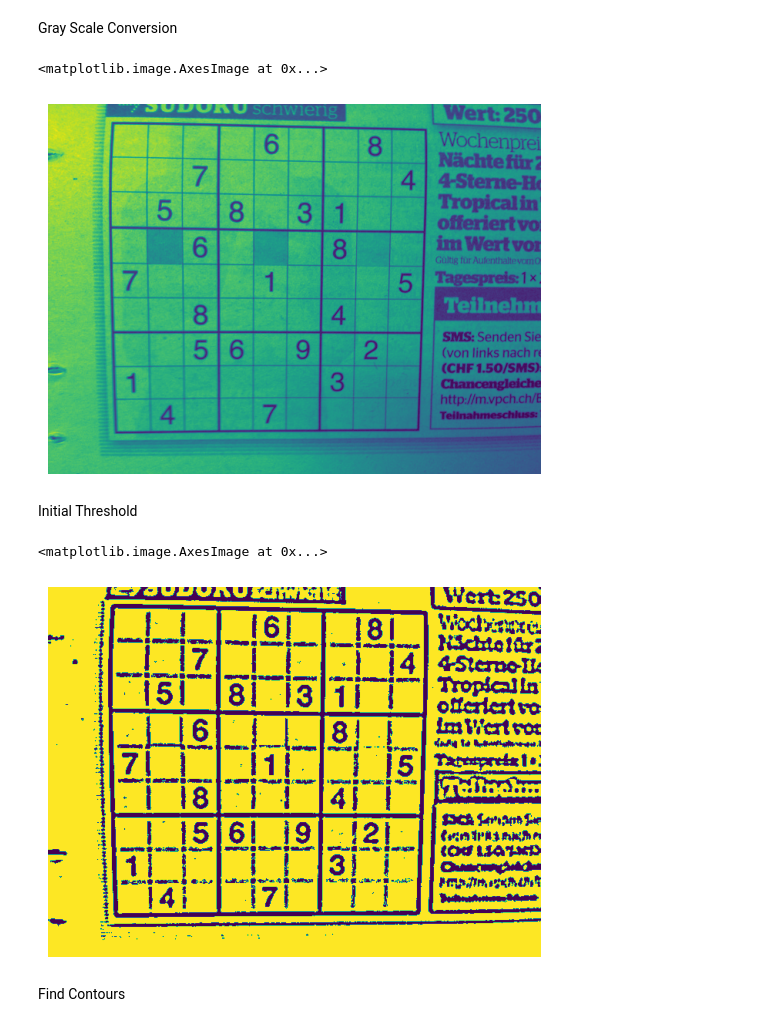
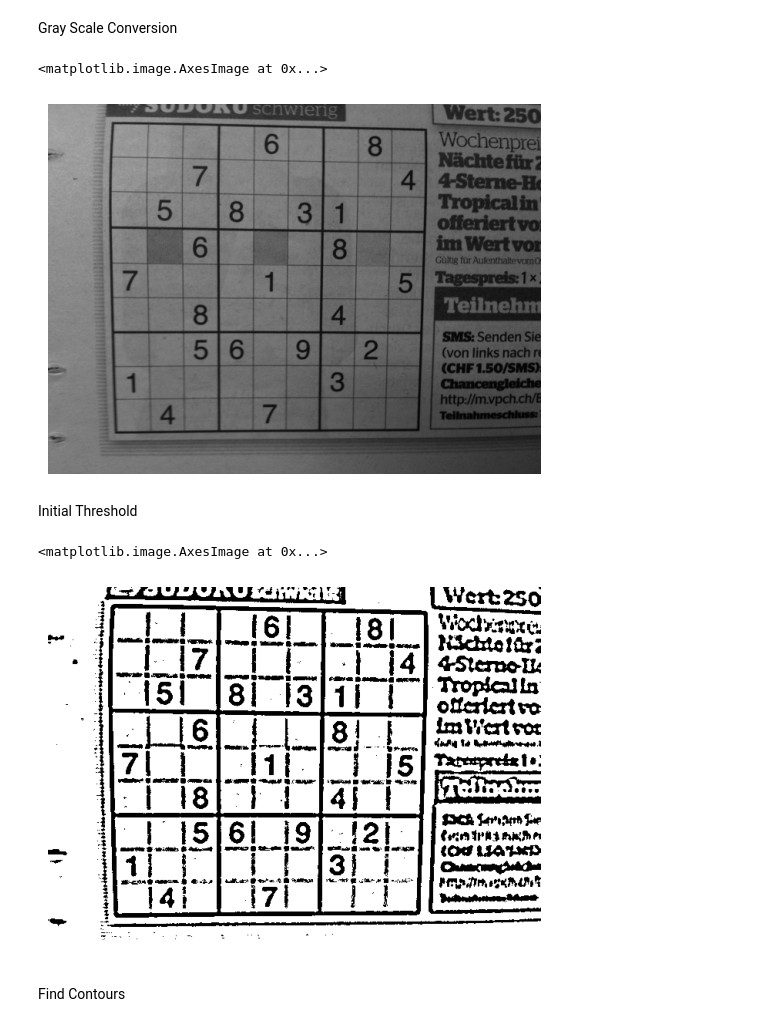
Before and after one commit to Johannes-Herz/Sudoku-Solver, a Jupyter notebook: ReportGraphicsProcessing.ipynb, the cells around one changed output. Drawn from its saved outputs; the diff is of its cells as text; code cells hidden in the pictures.

```diff
--- a/ReportGraphicsProcessing.ipynb
+++ b/ReportGraphicsProcessing.ipynb
@@ -15,7 +15,7 @@ ContourColor = (255, 150, 0)
 # %% [markdown]
 # Graphics
 # %%
-SRC = "./data/sudokus/"
+SRC = "./data/sudokus"
 sudokusDataset = loadSudokus(SRC)
 data = sudokusDataset[0]
 labels = sudokusDataset[1]
@@ -43,11 +43,11 @@ Gray Scale Conversion
 # %%
 imageGrayScale = cv.cvtColor(image.copy(), cv.COLOR_BGR2GRAY)
 cv.imwrite("./figures/sampleInputImageGrayScale.png", imageGrayScale)
 plt.axis('off')
-plt.imshow(imageGrayScale)
+plt.imshow(np.array([imageGrayScale, imageGrayScale, imageGrayScale]).transpose(1,2,0))
 # %% [output]
 <matplotlib.image.AxesImage at 0x...>
-[figure, old version]
+[figure, new version]
 # %% [markdown]
 Initial Threshold
 # %%
@@ -57,10 +57,10 @@ thresh = cv.bitwise_not(thresh)
 _, thresh = cv.threshold(thresh, 128, 255, cv.THRESH_BINARY_INV)
 cv.imwrite("./figures/sampleInputImageThresholded.png", thresh)
 plt.axis('off')
-plt.imshow(thresh)
+plt.imshow(np.array([thresh, thresh, thresh]).transpose(1,2,0))
 # %% [output]
 <matplotlib.image.AxesImage at 0x...>
-[figure, old version]
+[figure, new version]
 # %% [markdown]
 Find Contours
 # %%
```
Also changed, not shown: parts of 14 cells of this notebook, 8 other files.
